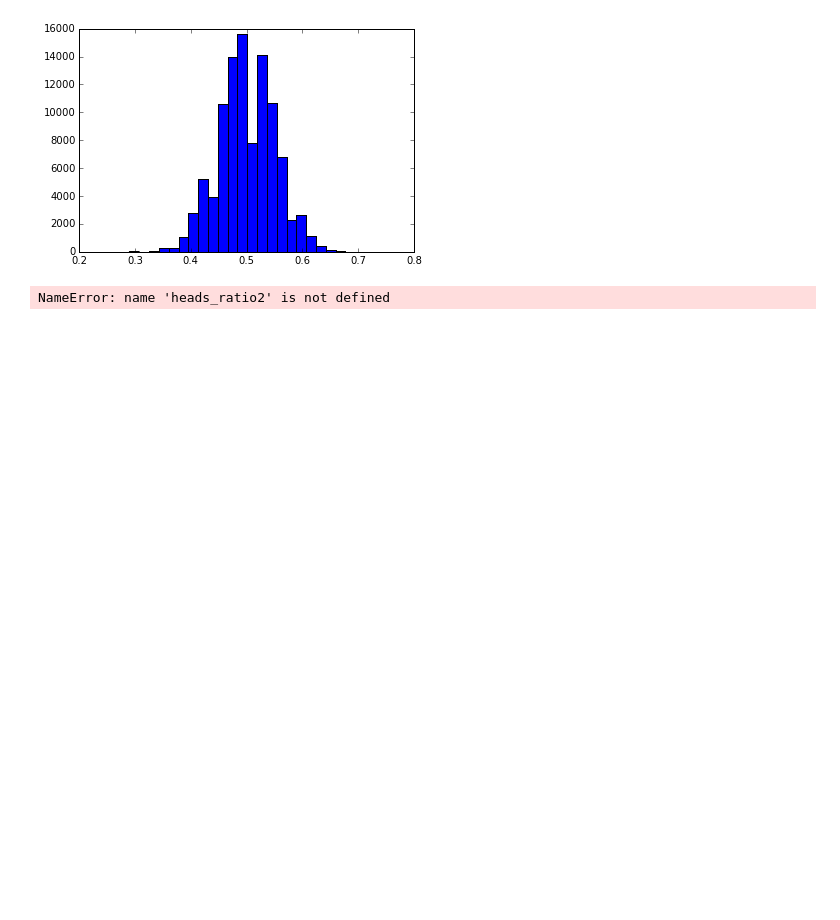
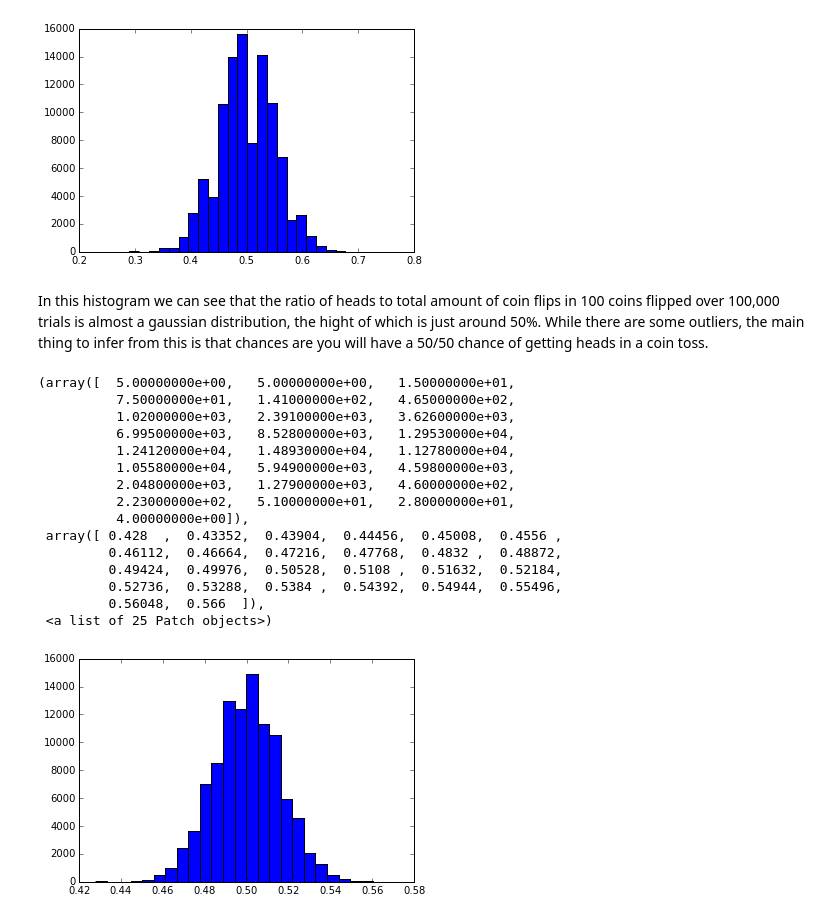
Before and after one commit to tiy-gvl-python-2015-09/charting-coin-flips, a Jupyter notebook: coin_flip.ipynb, the cells around one changed output. Cells and saved outputs as stored; diff of their text form; code cells hidden in the pictures; blank space fills up the shorter version.

```diff
--- a/coin_flip.ipynb
+++ b/coin_flip.ipynb
@@ -151,12 +134,24 @@ def one_hundred_flips():
     for _ in range(100):
         hundred.append(new_coin_flip())
     return hundred
+
+def one_thousand_flips():
+    thousand = []
+    for _ in range(1000):
+        thousand.append(new_coin_flip())
+    return thousand
 # %%
 def hundred_thousand():
     large_number = []
     for _ in range(100000):
         large_number.append(one_hundred_flips())
     return large_number
+# %%
+def hundred_thousand2():
+    large_number = []
+    for _ in range(100000):
+        large_number.append(one_thousand_flips())
+    return large_number
 # %%
 trials = hundred_thousand()
 # %%
@@ -184,12 +176,30 @@ plt.hist(heads_ratio, bins = 25)
          0.6596,  0.6772,  0.6948,  0.7124,  0.73  ]),
  <a list of 25 Patch objects>)
 [figure]
+# %% [markdown]
+In this histogram we can see that the ratio of heads to total amount of coin flips in 100 coins flipped over 100,000 trials is almost a gaussian distribution, the hight of which is just around 50%. While there are some outliers, the main thing to infer from this is that chances are you will have a 50/50 chance of getting heads in a coin toss.
 # %%
-trials2 = hundred_thousand()
+trials2 = hundred_thousand2()
 # %%
 heads_ratio2 = []
 for trial in trials2:
     heads_ratio2.append(trial.count("1")/len(trial))
-print(heads_ratio2)
-# %% [output]
-NameError: name 'heads_ratio2' is not defined
+# %%
+plt.hist(heads_ratio2, bins = 25)
+# %% [output]
+(array([  5.00000000e+00,   5.00000000e+00,   1.50000000e+01,
+          7.50000000e+01,   1.41000000e+02,   4.65000000e+02,
+          1.02000000e+03,   2.39100000e+03,   3.62600000e+03,
+          6.99500000e+03,   8.52800000e+03,   1.29530000e+04,
+          1.24120000e+04,   1.48930000e+04,   1.12780000e+04,
+          1.05580000e+04,   5.94900000e+03,   4.59800000e+03,
+          2.04800000e+03,   1.27900000e+03,   4.60000000e+02,
+          2.23000000e+02,   5.10000000e+01,   2.80000000e+01,
+          4.00000000e+00]),
+ array([ 0.428  ,  0.43352,  0.43904,  0.44456,  0.45008,  0.4556 ,
+         0.46112,  0.46664,  0.47216,  0.47768,  0.4832 ,  0.48872,
+         0.49424,  0.49976,  0.50528,  0.5108 ,  0.51632,  0.52184,
+         0.52736,  0.53288,  0.5384 ,  0.54392,  0.54944,  0.55496,
+         0.56048,  0.566  ]),
+ <a list of 25 Patch objects>)
+[figure, added]
```
Also changed, not shown: parts of 14 cells of this notebook.
